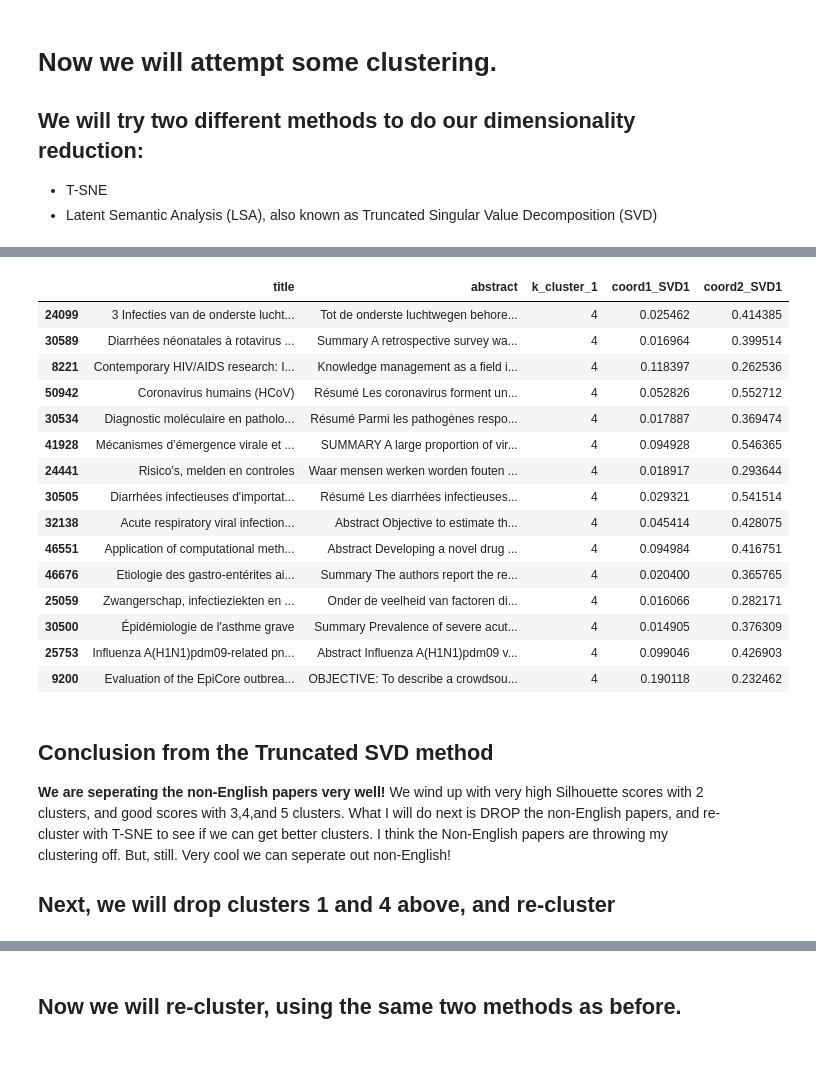
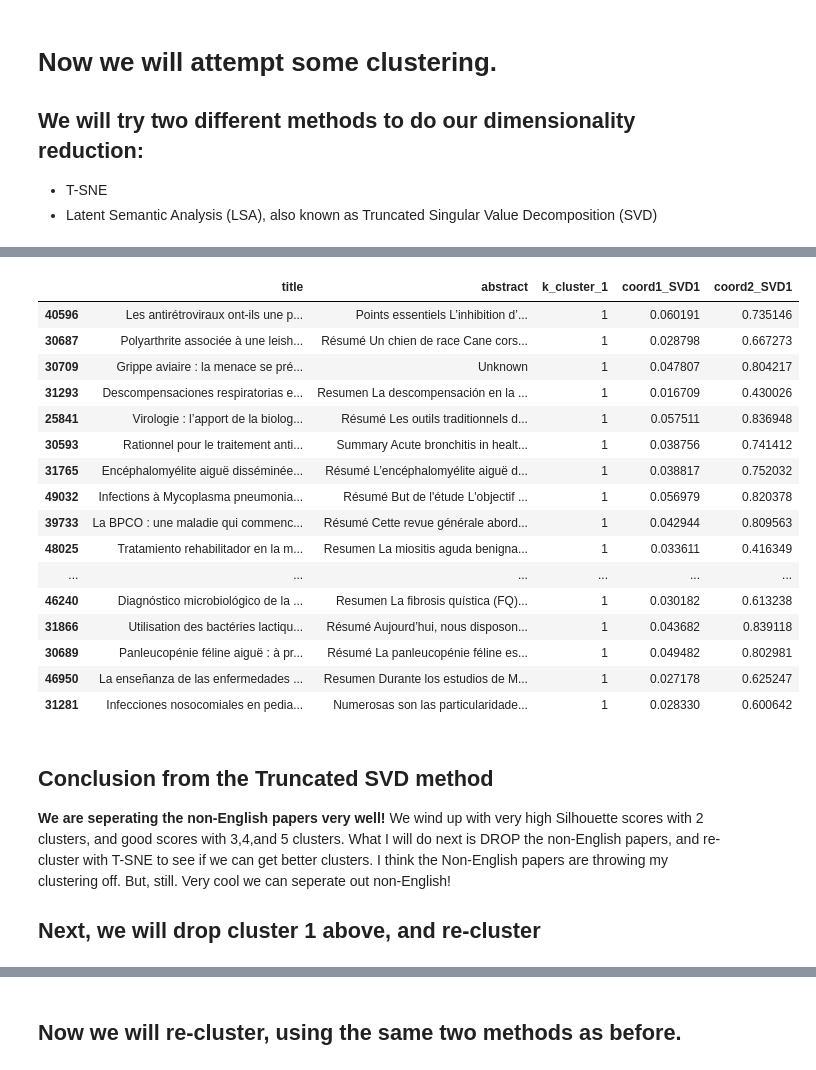
Before and after one commit to cejdan/covid-19-paper-clustering, a Jupyter notebook: Cord-19 Notebook.ipynb, the cells around one changed output, grey strips where cells are left out. Saved outputs shown, nothing was run; the diff lists cells and outputs as text; code cells hidden in the pictures.

```diff
--- a/Cord-19 Notebook.ipynb
+++ b/Cord-19 Notebook.ipynb
@@ -120,0 +49,11 @@ meta_sample.head()
+# %%
+#Here we clean up only the info we might need from the metadata.csv, and we
+metaCSV = metaCSV[['cord_uid', 'sha', 'pmcid', 'title', 'abstract', 'authors', 'journal']]
+metaCSV
+#Only keep the items with titles, abstracts, and sha values.
+metaCSV.dropna(inplace=True, subset = {'sha'})
+
+metaCSV.info()
+
+#filename = metaCSV.iloc[3,1] + ".json"
+#filepath = "docs\\CORD-19-research-challenge\\comm_use_subset\\comm_use_subset\\pdf_json\\" + filename
@@ -120,0 +164,14 @@ meta_sample.head()
+# %%
+#Let's further subset our data by removing items with no abstract or title. We need them to have complete information.
+
+meta_CSV['sha'] = sha_list
+
+meta_CSV.dropna(inplace=True, subset = {'title', 'abstract'})
+
+#Brings us down to 33,536 documents.
+
+percent = 0.1
+documentFraction = round(percent * len(meta_CSV))
+
+meta_sample = meta_CSV.sample(n = documentFraction, random_state = 43)
+meta_sample.head()
@@ -488,9 +549,0 @@ plot.legend(loc='center left', bbox_to_anchor=(1.05, 0.5), ncol=1)
-# %%
-#Bumping up the clusters to 5 so that we can capture all the non-English papers.
-
-km = KMeans(n_clusters=5, max_iter=10000, n_init=50, random_state=42)
-km.fit(svd_model)
-
-plot = sns.scatterplot(x=svd_model[:,0], y=svd_model[:,1], hue=km.labels_,
-                palette = sns.color_palette("hls", 5))
-plot.legend(loc='center left', bbox_to_anchor=(1.05, 0.5), ncol=1)
@@ -500,41 +550,40 @@ plot.legend(loc='center left', bbox_to_anchor=(1.05, 0.5), ncol=1)
 # %%
+#If we take a look at what's inside cluster 1...
+
 meta_sample['k_cluster_1'] = km.labels_
 meta_sample['coord1_SVD1'] = svd_model[:,0]
 meta_sample['coord2_SVD1'] = svd_model[:,1]
 
 paper_clusters = (meta_sample[['title', 'abstract', 'k_cluster_1', 'coord1_SVD1', 'coord2_SVD1']]
                   .sort_values(by=['k_cluster_1'],ascending=False))
 
-paper_clusters[paper_clusters['k_cluster_1'] == 4]
+paper_clusters[paper_clusters['k_cluster_1'] == 1]
 
-#If we look carefully through cluster 4, there are two English papers. I am ok with getting rid of a couple English papers
-# rather than leaving a couple non-English papers in.
-
-
-#The next task is to remove the non-Engish papers, re-calculate the tfIDF, and cluster again.
+#we find it's all Non-English papers!
 # %% [output]
 |  | title | abstract | k_cluster_1 | coord1_SVD1 | coord2_SVD1 |
-| 24099 | 3 Infecties van de onderste lucht... | Tot de onderste luchtwegen behore... | 4 | 0.025462 | 0.414385 |
-| 30589 | Diarrhées néonatales à rotavirus ... | Summary A retrospective survey wa... | 4 | 0.016964 | 0.399514 |
-| 8221 | Contemporary HIV/AIDS research: I... | Knowledge management as a field i... | 4 | 0.118397 | 0.262536 |
-| 50942 | Coronavirus humains (HCoV) | Résumé Les coronavirus forment un... | 4 | 0.052826 | 0.552712 |
-| 30534 | Diagnostic moléculaire en patholo... | Résumé Parmi les pathogènes respo... | 4 | 0.017887 | 0.369474 |
-| 41928 | Mécanismes d’émergence virale et ... | SUMMARY A large proportion of vir... | 4 | 0.094928 | 0.546365 |
-| 24441 | Risico’s, melden en controles | Waar mensen werken worden fouten ... | 4 | 0.018917 | 0.293644 |
-| 30505 | Diarrhées infectieuses d'importat... | Résumé Les diarrhées infectieuses... | 4 | 0.029321 | 0.541514 |
-| 32138 | Acute respiratory viral infection... | Abstract Objective to estimate th... | 4 | 0.045414 | 0.428075 |
-| 46551 | Application of computational meth... | Abstract Developing a novel drug ... | 4 | 0.094984 | 0.416751 |
-| 46676 | Etiologie des gastro-entérites ai... | Summary The authors report the re... | 4 | 0.020400 | 0.365765 |
-| 25059 | Zwangerschap, infectieziekten en ... | Onder de veelheid van factoren di... | 4 | 0.016066 | 0.282171 |
-| 30500 | Épidémiologie de l'asthme grave | Summary Prevalence of severe acut... | 4 | 0.014905 | 0.376309 |
-| 25753 | Influenza A(H1N1)pdm09-related pn... | Abstract Influenza A(H1N1)pdm09 v... | 4 | 0.099046 | 0.426903 |
-| 9200 | Evaluation of the EpiCore outbrea... | OBJECTIVE: To describe a crowdsou... | 4 | 0.190118 | 0.232462 |
+| 40596 | Les antirétroviraux ont-ils une p... | Points essentiels L’inhibition d’... | 1 | 0.060191 | 0.735146 |
+| 30687 | Polyarthrite associée à une leish... | Résumé Un chien de race Cane cors... | 1 | 0.028798 | 0.667273 |
+| 30709 | Grippe aviaire : la menace se pré... | Unknown | 1 | 0.047807 | 0.804217 |
+| 31293 | Descompensaciones respiratorias e... | Resumen La descompensación en la ... | 1 | 0.016709 | 0.430026 |
+| 25841 | Virologie : l’apport de la biolog... | Résumé Les outils traditionnels d... | 1 | 0.057511 | 0.836948 |
+| 30593 | Rationnel pour le traitement anti... | Summary Acute bronchitis in healt... | 1 | 0.038756 | 0.741412 |
+| 31765 | Encéphalomyélite aiguë disséminée... | Résumé L’encéphalomyélite aiguë d... | 1 | 0.038817 | 0.752032 |
+| 49032 | Infections à Mycoplasma pneumonia... | Résumé But de l'étude L'objectif ... | 1 | 0.056979 | 0.820378 |
+| 39733 | La BPCO : une maladie qui commenc... | Résumé Cette revue générale abord... | 1 | 0.042944 | 0.809563 |
+| 48025 | Tratamiento rehabilitador en la m... | Resumen La miositis aguda benigna... | 1 | 0.033611 | 0.416349 |
+| ... | ... | ... | ... | ... | ... |
+| 46240 | Diagnóstico microbiológico de la ... | Resumen La fibrosis quística (FQ)... | 1 | 0.030182 | 0.613238 |
+| 31866 | Utilisation des bactéries lactiqu... | Résumé Aujourd’hui, nous disposon... | 1 | 0.043682 | 0.839118 |
+| 30689 | Panleucopénie féline aiguë : à pr... | Résumé La panleucopénie féline es... | 1 | 0.049482 | 0.802981 |
+| 46950 | La enseñanza de las enfermedades ... | Resumen Durante los estudios de M... | 1 | 0.027178 | 0.625247 |
+| 31281 | Infecciones nosocomiales en pedia... | Numerosas son las particularidade... | 1 | 0.028330 | 0.600642 |
 # %% [markdown]
 ## Conclusion from the Truncated SVD method
 **We are seperating the non-English papers very well!**
 We wind up with very high Silhouette scores with 2 clusters, and good scores with 3,4,and 5 clusters. What I will do next is DROP the non-English papers, and re-cluster with T-SNE to see if we can get better clusters. I think the Non-English papers are throwing my clustering off. But, still. Very cool we can seperate out non-English!
 
-## Next, we will drop clusters 1 and 4 above, and re-cluster
+## Next, we will drop cluster 1 above, and re-cluster
 # %%
 #meta_sample_english
 
```
Also changed, not shown: parts of 69 cells of this notebook, 1 other file.
